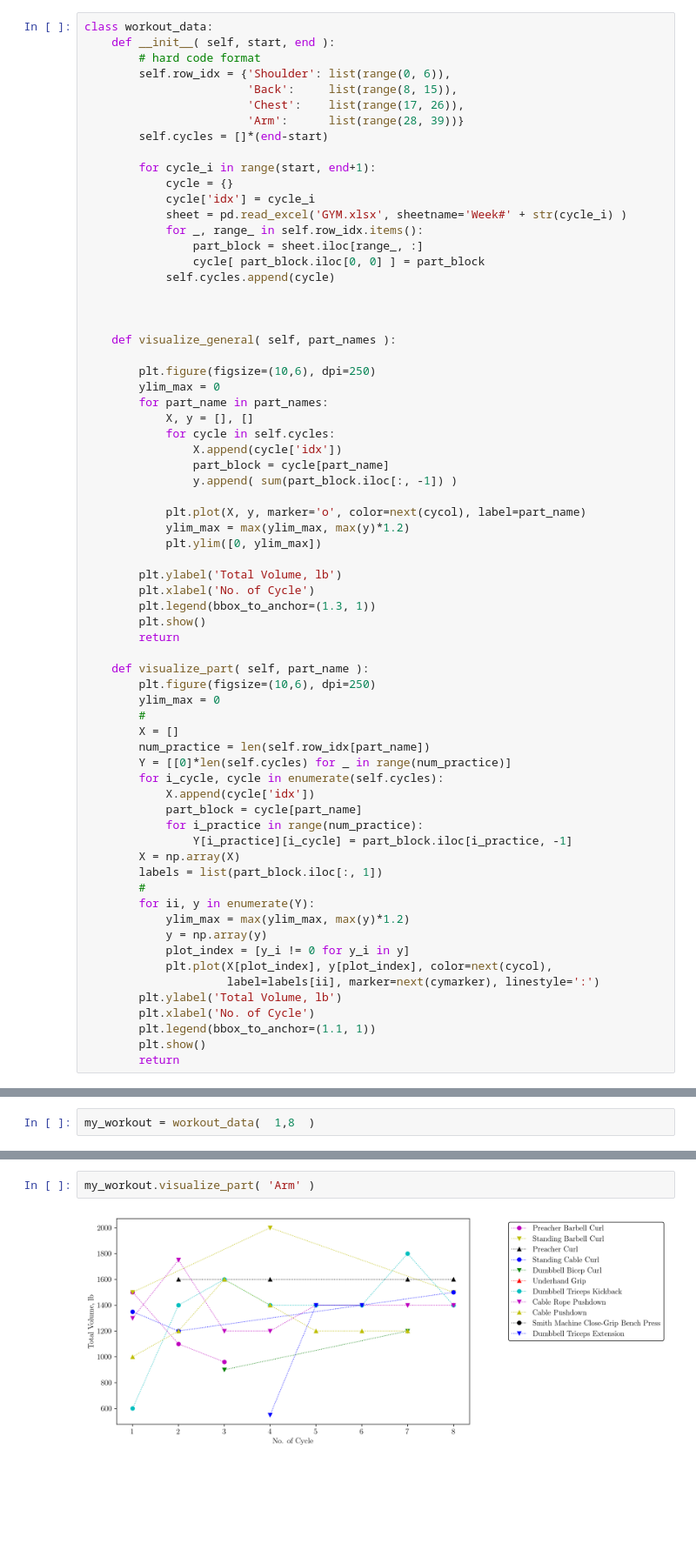
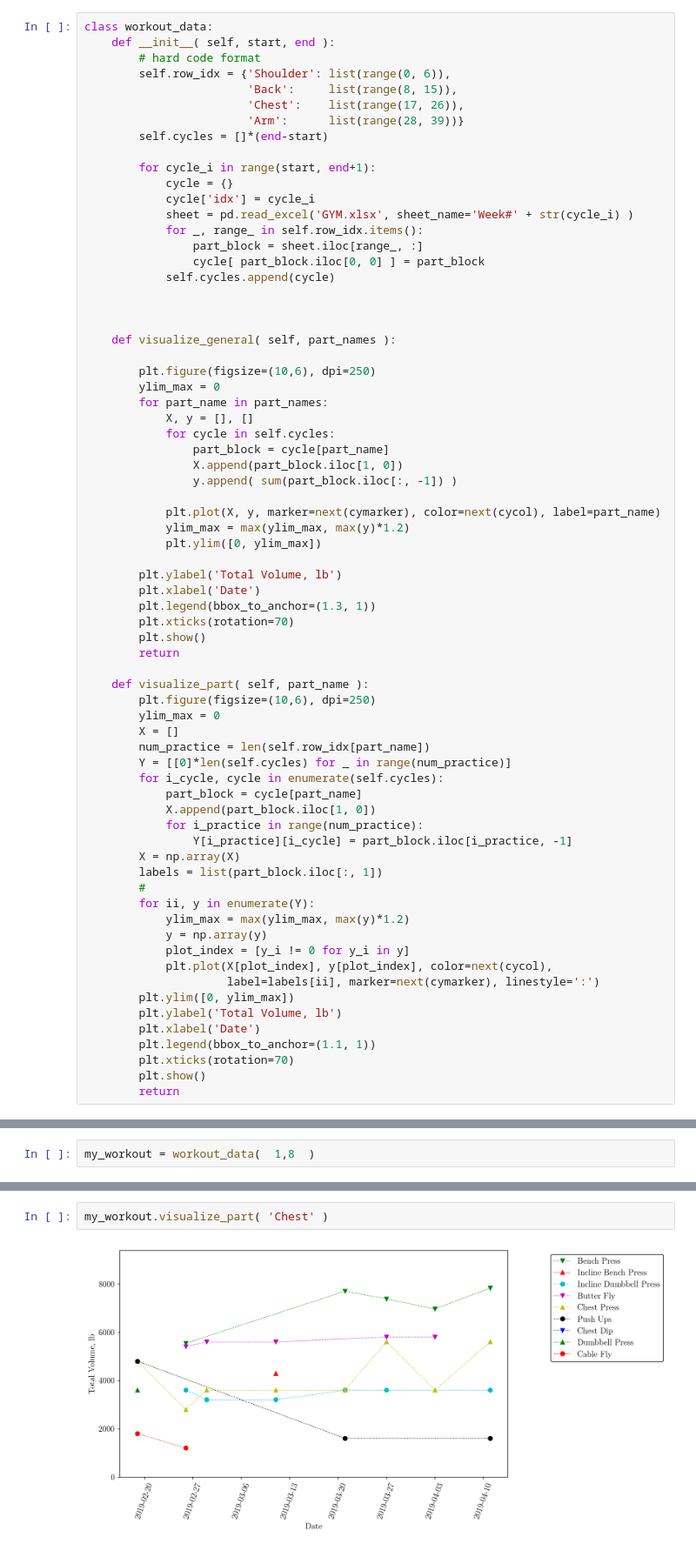
Before and after one commit to HanSunUCLA/My_Workout, a Jupyter notebook: my_workout.ipynb, the cells around one changed output, grey strips where cells are left out. Shown at 87% size. Saved outputs shown, nothing was run; the diff lists cells and outputs as text; blank space fills up the shorter version.

Commit message:
added dataframe for visual

```diff
--- a/my_workout.ipynb
+++ b/my_workout.ipynb
@@ -36,7 +36,7 @@ class workout_data:
         for cycle_i in range(start, end+1):
             cycle = {}
             cycle['idx'] = cycle_i
-            sheet = pd.read_excel('GYM.xlsx', sheetname='Week#' + str(cycle_i) )
+            sheet = pd.read_excel('GYM.xlsx', sheet_name='Week#' + str(cycle_i) )
             for _, range_ in self.row_idx.items():
                 part_block = sheet.iloc[range_, :]
                 cycle[ part_block.iloc[0, 0] ] = part_block
@@ -51,30 +51,30 @@ class workout_data:
         for part_name in part_names:
             X, y = [], []
             for cycle in self.cycles:
-                X.append(cycle['idx'])
                 part_block = cycle[part_name]
+                X.append(part_block.iloc[1, 0])
                 y.append( sum(part_block.iloc[:, -1]) )
 
-            plt.plot(X, y, marker='o', color=next(cycol), label=part_name)
+            plt.plot(X, y, marker=next(cymarker), color=next(cycol), label=part_name)
             ylim_max = max(ylim_max, max(y)*1.2)
             plt.ylim([0, ylim_max])
 
         plt.ylabel('Total Volume, lb')
-        plt.xlabel('No. of Cycle')
+        plt.xlabel('Date')
         plt.legend(bbox_to_anchor=(1.3, 1))
+        plt.xticks(rotation=70)
         plt.show()
         return
 
     def visualize_part( self, part_name ):
         plt.figure(figsize=(10,6), dpi=250)
         ylim_max = 0
-        #
         X = []
         num_practice = len(self.row_idx[part_name])
         Y = [[0]*len(self.cycles) for _ in range(num_practice)]
         for i_cycle, cycle in enumerate(self.cycles):
-            X.append(cycle['idx'])
             part_block = cycle[part_name]
+            X.append(part_block.iloc[1, 0])
             for i_practice in range(num_practice):
                 Y[i_practice][i_cycle] = part_block.iloc[i_practice, -1]
         X = np.array(X)
@@ -86,9 +86,11 @@ class workout_data:
             plot_index = [y_i != 0 for y_i in y]
             plt.plot(X[plot_index], y[plot_index], color=next(cycol),
                      label=labels[ii], marker=next(cymarker), linestyle=':')
+        plt.ylim([0, ylim_max])
         plt.ylabel('Total Volume, lb')
-        plt.xlabel('No. of Cycle')
+        plt.xlabel('Date')
         plt.legend(bbox_to_anchor=(1.1, 1))
+        plt.xticks(rotation=70)
         plt.show()
         return
 # %% [markdown]
@@ -102,4 +104,4 @@ my_workout.visualize_general( ['Back', 'Shoulder', 'Arm', 'Chest'] )
 # %%
-my_workout.visualize_part( 'Arm' )
+my_workout.visualize_part( 'Chest' )
 # %% [output]
-[figure, old version]
+[figure, new version]
```
Also changed, not shown: parts of 1 cell of this notebook, 1 other file.
